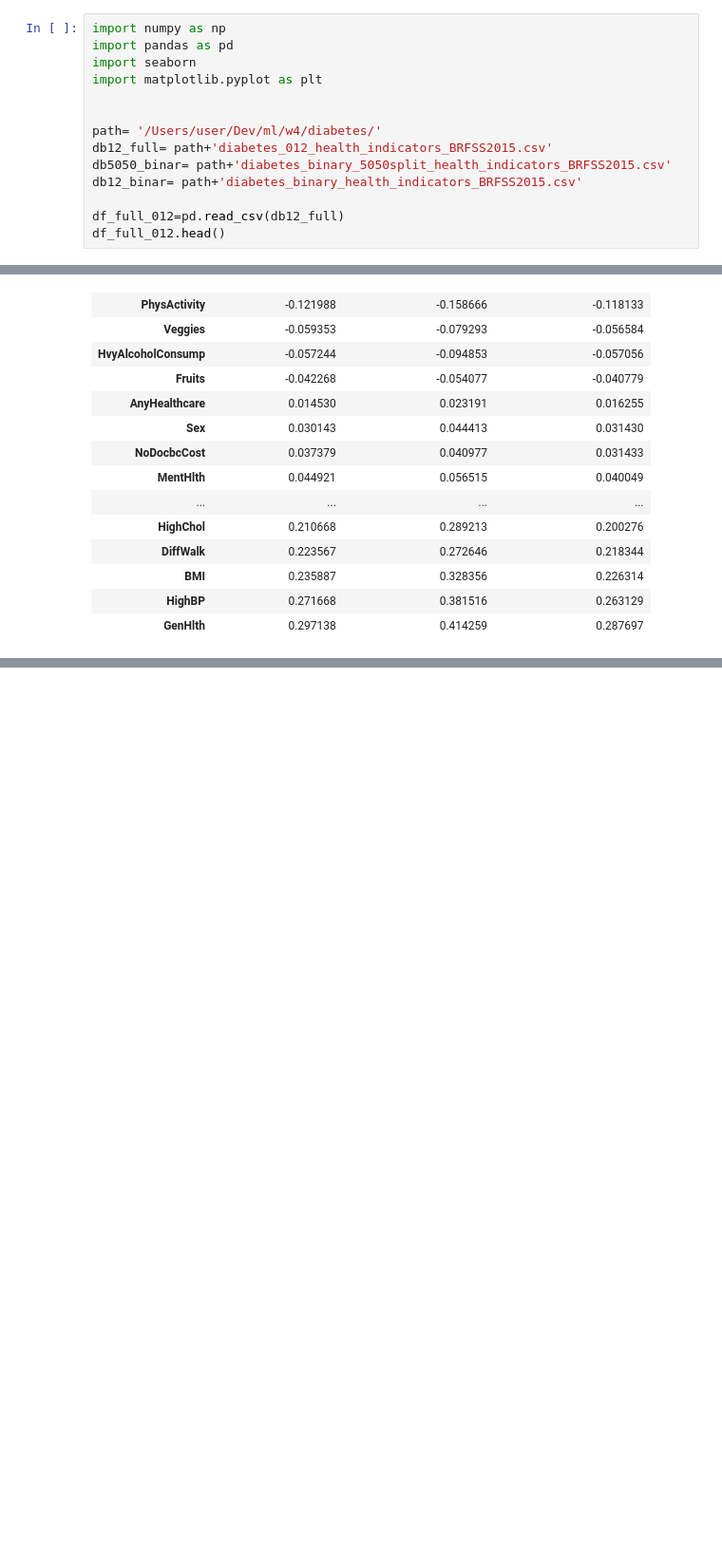
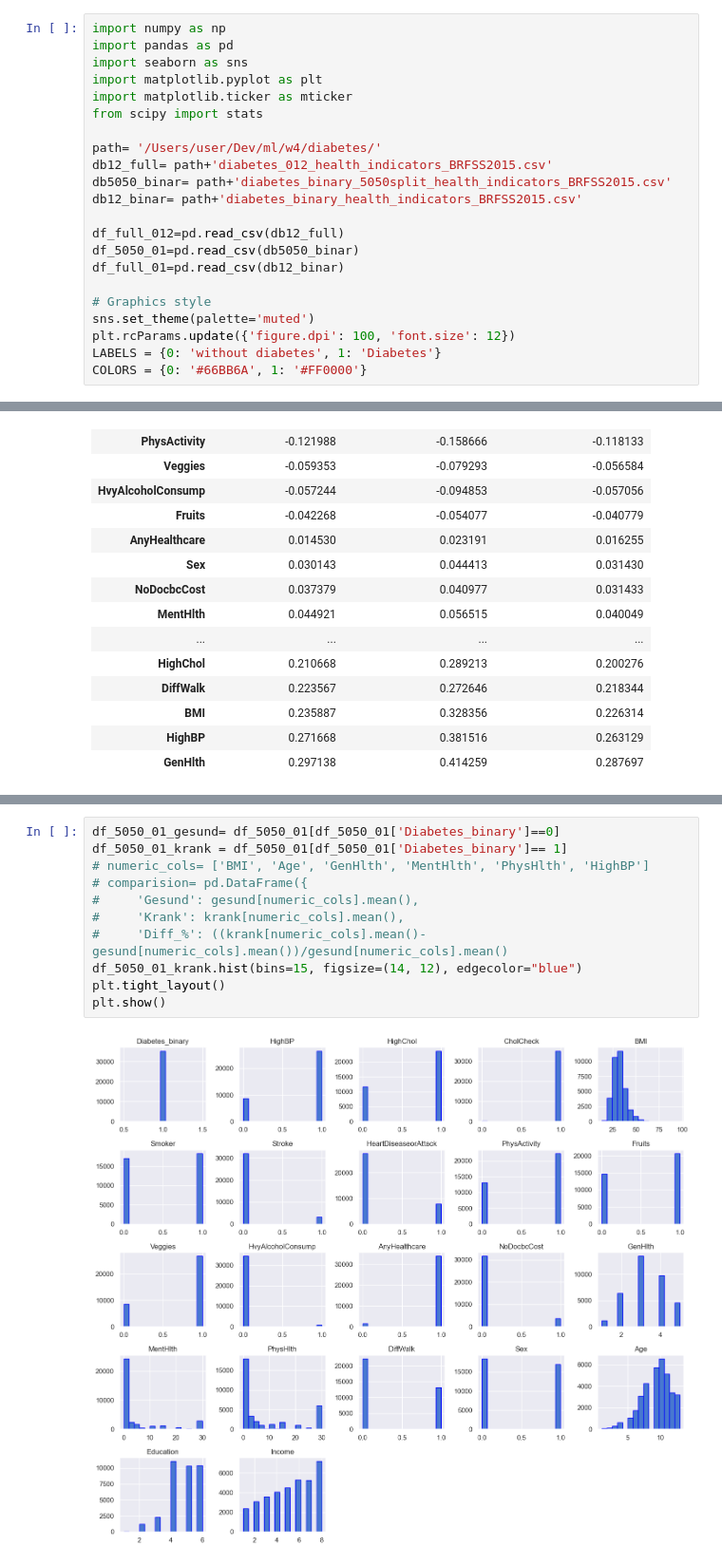
Before and after one commit to AhmadAboud/ml_project_diabetic_prediction, a Jupyter notebook: diab01.ipynb, the cells around one changed output, grey strips where cells are left out. Shown: that part at 95% size. Drawn from its saved outputs; the diff is of its cells as text; blank space fills up the shorter version.

```diff
--- a/diab01.ipynb
+++ b/diab01.ipynb
@@ -1,9 +3,10 @@
 # %%
 import numpy as np
 import pandas as pd
-import seaborn
+import seaborn as sns
 import matplotlib.pyplot as plt
-
+import matplotlib.ticker as mticker
+from scipy import stats
 
 path= '/Users/user/Dev/ml/w4/diabetes/'
 db12_full= path+'diabetes_012_health_indicators_BRFSS2015.csv'
@@ -11,4 +14,11 @@ db5050_binar= path+'diabetes_binary_5050split_health_indicators_BRFSS2015.csv'
 db12_binar= path+'diabetes_binary_health_indicators_BRFSS2015.csv'
 
 df_full_012=pd.read_csv(db12_full)
-df_full_012.head()
+df_5050_01=pd.read_csv(db5050_binar)
+df_full_01=pd.read_csv(db12_binar)
+
+# Graphics style
+sns.set_theme(palette='muted')
+plt.rcParams.update({'figure.dpi': 100, 'font.size': 12})
+LABELS = {0: 'without diabetes', 1: 'Diabetes'}
+COLORS = {0: '#66BB6A', 1: '#FF0000'}
@@ -89,0 +148,13 @@ display(correlation)
+# %%
+df_5050_01_gesund= df_5050_01[df_5050_01['Diabetes_binary']==0]
+df_5050_01_krank = df_5050_01[df_5050_01['Diabetes_binary']== 1]
+# numeric_cols= ['BMI', 'Age', 'GenHlth', 'MentHlth', 'PhysHlth', 'HighBP']
+# comparision= pd.DataFrame({
+#     'Gesund': gesund[numeric_cols].mean(),
+#     'Krank': krank[numeric_cols].mean(),
+#     'Diff_%': ((krank[numeric_cols].mean()- gesund[numeric_cols].mean())/gesund[numeric_cols].mean()
+df_5050_01_krank.hist(bins=15, figsize=(14, 12), edgecolor="blue")
+plt.tight_layout()
+plt.show()
+# %% [output]
+[figure, added]
```
Also changed, not shown: parts of 18 cells of this notebook, 11 other files.
